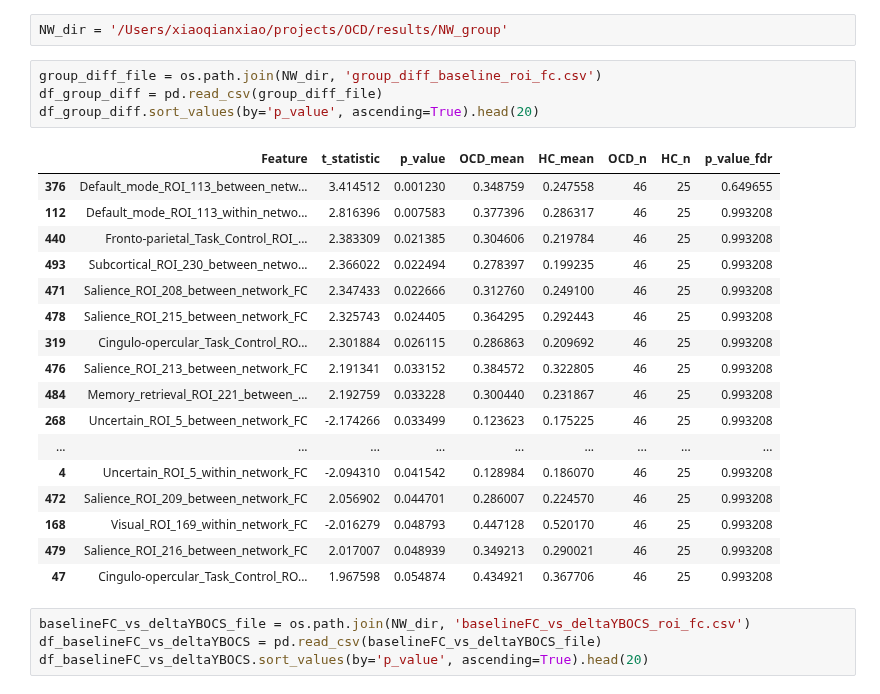
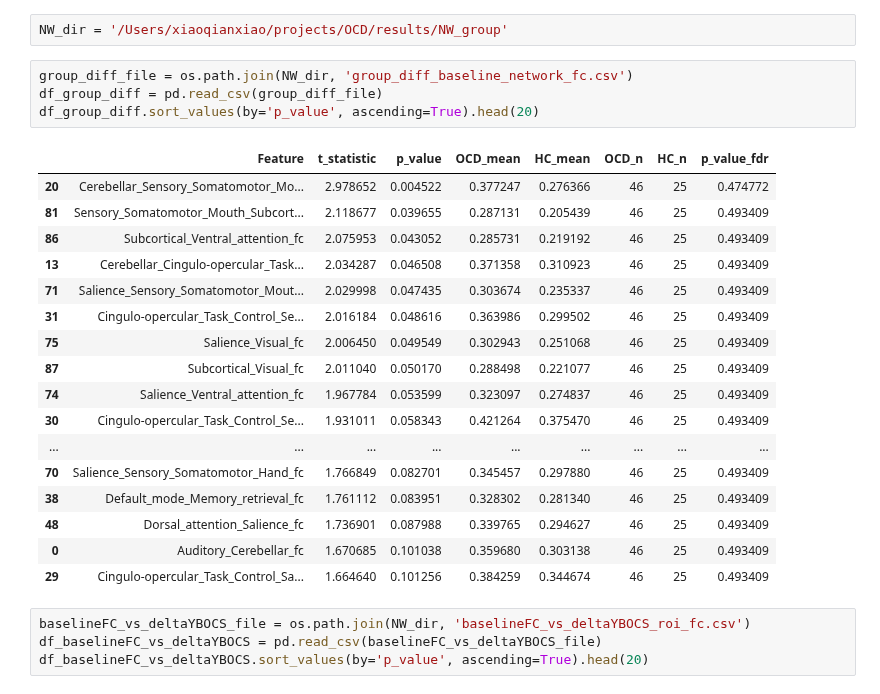
Before and after one commit to XiaoqianXiao/OCD_RO1, a Jupyter notebook: results_visualization.ipynb, the cells around one changed output. Cells and saved outputs as stored; diff of their text form.

```diff
--- a/results_visualization.ipynb
+++ b/results_visualization.ipynb
@@ -208,27 +208,27 @@ Cluster Index   Voxels  MAX     MAX X (mm)      MAX Y (mm)      MAX Z (mm)
 # %%
 NW_dir = '/Users/xiaoqianxiao/projects/OCD/results/NW_group'
 # %%
-group_diff_file = os.path.join(NW_dir, 'group_diff_baseline_roi_fc.csv')
+group_diff_file = os.path.join(NW_dir, 'group_diff_baseline_network_fc.csv')
 df_group_diff = pd.read_csv(group_diff_file)
 df_group_diff.sort_values(by='p_value', ascending=True).head(20)
 # %% [output]
 |  | Feature | t_statistic | p_value | OCD_mean | HC_mean | OCD_n | HC_n | p_value_fdr |
-| 376 | Default_mode_ROI_113_between_netw... | 3.414512 | 0.001230 | 0.348759 | 0.247558 | 46 | 25 | 0.649655 |
-| 112 | Default_mode_ROI_113_within_netwo... | 2.816396 | 0.007583 | 0.377396 | 0.286317 | 46 | 25 | 0.993208 |
-| 440 | Fronto-parietal_Task_Control_ROI_... | 2.383309 | 0.021385 | 0.304606 | 0.219784 | 46 | 25 | 0.993208 |
-| 493 | Subcortical_ROI_230_between_netwo... | 2.366022 | 0.022494 | 0.278397 | 0.199235 | 46 | 25 | 0.993208 |
-| 471 | Salience_ROI_208_between_network_FC | 2.347433 | 0.022666 | 0.312760 | 0.249100 | 46 | 25 | 0.993208 |
-| 478 | Salience_ROI_215_between_network_FC | 2.325743 | 0.024405 | 0.364295 | 0.292443 | 46 | 25 | 0.993208 |
-| 319 | Cingulo-opercular_Task_Control_RO... | 2.301884 | 0.026115 | 0.286863 | 0.209692 | 46 | 25 | 0.993208 |
-| 476 | Salience_ROI_213_between_network_FC | 2.191341 | 0.033152 | 0.384572 | 0.322805 | 46 | 25 | 0.993208 |
-| 484 | Memory_retrieval_ROI_221_between_... | 2.192759 | 0.033228 | 0.300440 | 0.231867 | 46 | 25 | 0.993208 |
-| 268 | Uncertain_ROI_5_between_network_FC | -2.174266 | 0.033499 | 0.123623 | 0.175225 | 46 | 25 | 0.993208 |
+| 20 | Cerebellar_Sensory_Somatomotor_Mo... | 2.978652 | 0.004522 | 0.377247 | 0.276366 | 46 | 25 | 0.474772 |
+| 81 | Sensory_Somatomotor_Mouth_Subcort... | 2.118677 | 0.039655 | 0.287131 | 0.205439 | 46 | 25 | 0.493409 |
+| 86 | Subcortical_Ventral_attention_fc | 2.075953 | 0.043052 | 0.285731 | 0.219192 | 46 | 25 | 0.493409 |
+| 13 | Cerebellar_Cingulo-opercular_Task... | 2.034287 | 0.046508 | 0.371358 | 0.310923 | 46 | 25 | 0.493409 |
+| 71 | Salience_Sensory_Somatomotor_Mout... | 2.029998 | 0.047435 | 0.303674 | 0.235337 | 46 | 25 | 0.493409 |
+| 31 | Cingulo-opercular_Task_Control_Se... | 2.016184 | 0.048616 | 0.363986 | 0.299502 | 46 | 25 | 0.493409 |
+| 75 | Salience_Visual_fc | 2.006450 | 0.049549 | 0.302943 | 0.251068 | 46 | 25 | 0.493409 |
+| 87 | Subcortical_Visual_fc | 2.011040 | 0.050170 | 0.288498 | 0.221077 | 46 | 25 | 0.493409 |
+| 74 | Salience_Ventral_attention_fc | 1.967784 | 0.053599 | 0.323097 | 0.274837 | 46 | 25 | 0.493409 |
+| 30 | Cingulo-opercular_Task_Control_Se... | 1.931011 | 0.058343 | 0.421264 | 0.375470 | 46 | 25 | 0.493409 |
 | ... | ... | ... | ... | ... | ... | ... | ... | ... |
-| 4 | Uncertain_ROI_5_within_network_FC | -2.094310 | 0.041542 | 0.128984 | 0.186070 | 46 | 25 | 0.993208 |
-| 472 | Salience_ROI_209_between_network_FC | 2.056902 | 0.044701 | 0.286007 | 0.224570 | 46 | 25 | 0.993208 |
-| 168 | Visual_ROI_169_within_network_FC | -2.016279 | 0.048793 | 0.447128 | 0.520170 | 46 | 25 | 0.993208 |
-| 479 | Salience_ROI_216_between_network_FC | 2.017007 | 0.048939 | 0.349213 | 0.290021 | 46 | 25 | 0.993208 |
-| 47 | Cingulo-opercular_Task_Control_RO... | 1.967598 | 0.054874 | 0.434921 | 0.367706 | 46 | 25 | 0.993208 |
+| 70 | Salience_Sensory_Somatomotor_Hand_fc | 1.766849 | 0.082701 | 0.345457 | 0.297880 | 46 | 25 | 0.493409 |
+| 38 | Default_mode_Memory_retrieval_fc | 1.761112 | 0.083951 | 0.328302 | 0.281340 | 46 | 25 | 0.493409 |
+| 48 | Dorsal_attention_Salience_fc | 1.736901 | 0.087988 | 0.339765 | 0.294627 | 46 | 25 | 0.493409 |
+| 0 | Auditory_Cerebellar_fc | 1.670685 | 0.101038 | 0.359680 | 0.303138 | 46 | 25 | 0.493409 |
+| 29 | Cingulo-opercular_Task_Control_Sa... | 1.664640 | 0.101256 | 0.384259 | 0.344674 | 46 | 25 | 0.493409 |
 # %%
 baselineFC_vs_deltaYBOCS_file = os.path.join(NW_dir, 'baselineFC_vs_deltaYBOCS_roi_fc.csv')
 df_baselineFC_vs_deltaYBOCS = pd.read_csv(baselineFC_vs_deltaYBOCS_file)
```
Also changed, not shown: 1 other file.
